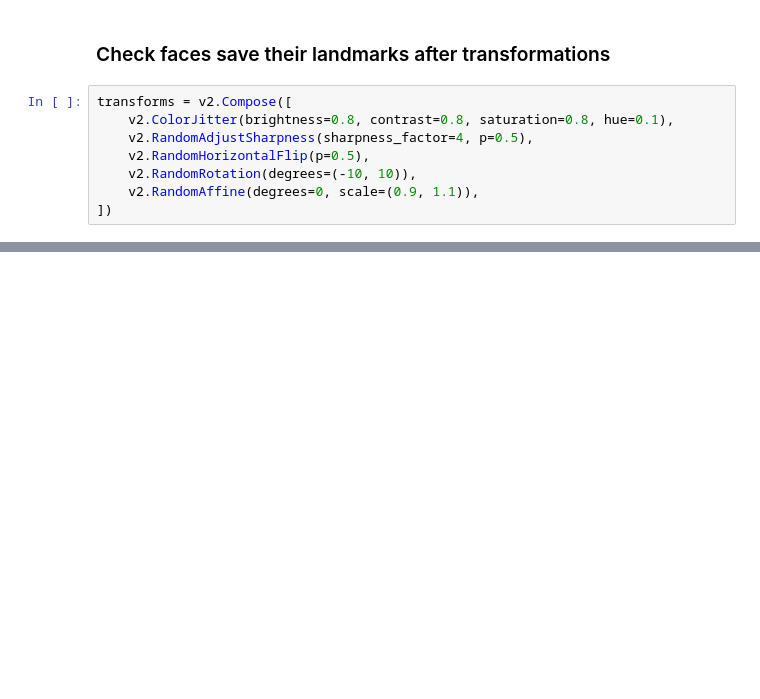
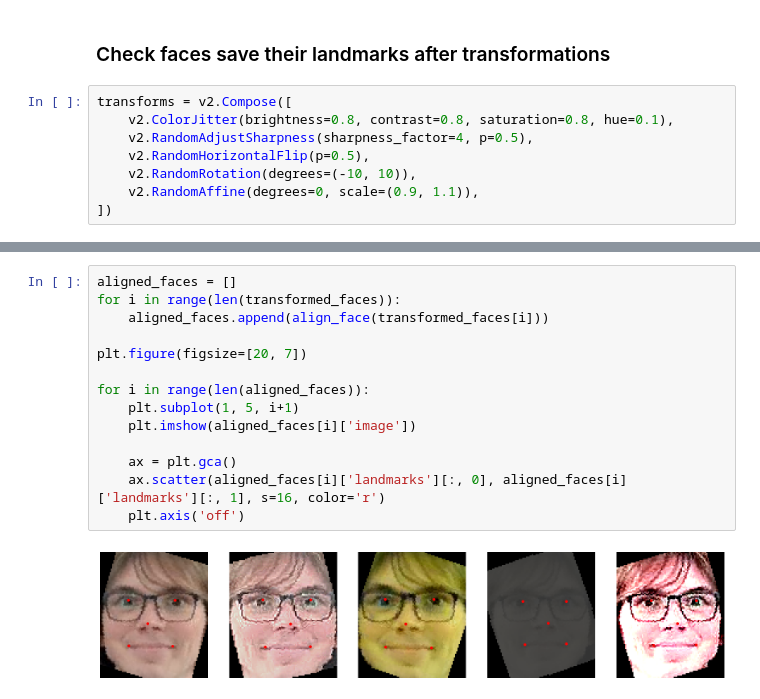
Before and after one commit to just-yagodkin/FaceRecognition, a Jupyter notebook: notebooks/02.FaceDetection.ipynb, the cells around one changed output, grey strips where cells are left out. Cells and saved outputs as stored; diff of their text form; blank space fills up the shorter version.

```diff
--- a/notebooks/02.FaceDetection.ipynb
+++ b/notebooks/02.FaceDetection.ipynb
@@ -210,0 +257,16 @@ for i in range(5):
+# %%
+aligned_faces = []
+for i in range(len(transformed_faces)):
+    aligned_faces.append(align_face(transformed_faces[i]))
+
+plt.figure(figsize=[20, 7])
+
+for i in range(len(aligned_faces)):
+    plt.subplot(1, 5, i+1)
+    plt.imshow(aligned_faces[i]['image'])
+
+    ax = plt.gca()
+    ax.scatter(aligned_faces[i]['landmarks'][:, 0], aligned_faces[i]['landmarks'][:, 1], s=16, color='r')
+    plt.axis('off')
+# %% [output]
+[figure, added]
```
Also changed, not shown: parts of 11 cells of this notebook.
